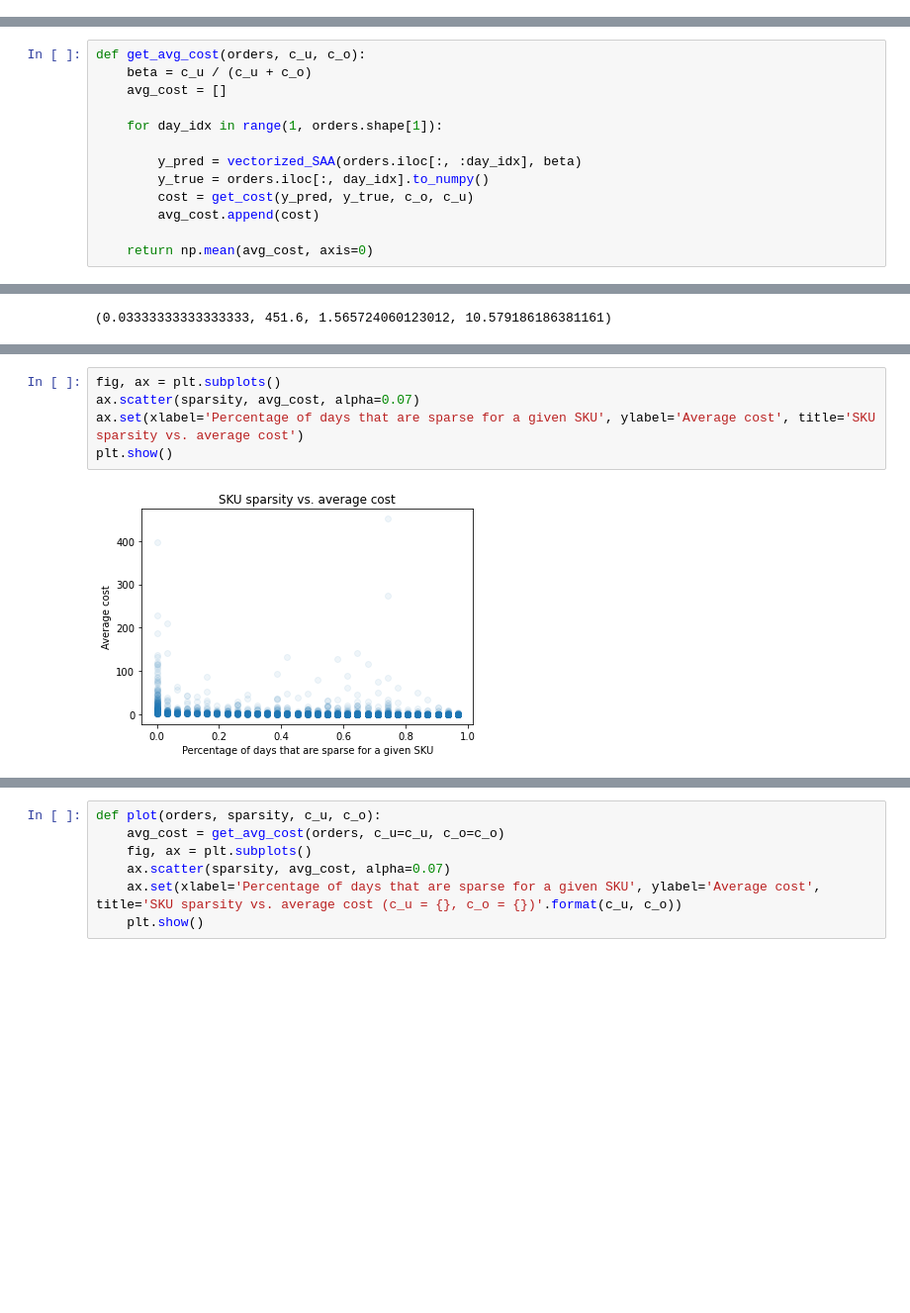
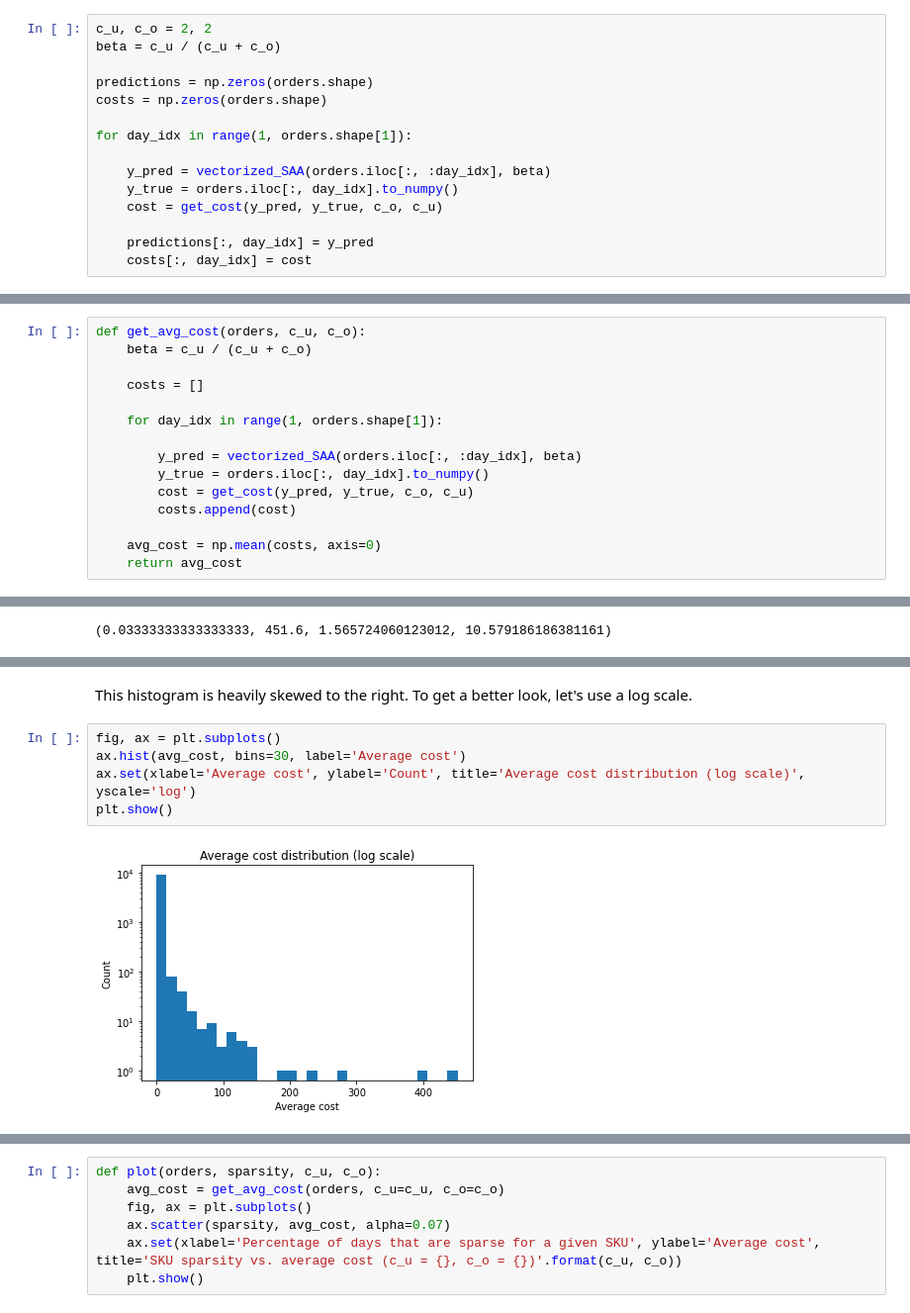
Before and after one commit to makotopowers/CSUREMM_NVP, a Jupyter notebook: sparsity.ipynb, the cells around one changed output, grey strips where cells are left out. Shown: that part at 99% size. Saved outputs shown, nothing was run; the diff lists cells and outputs as text; blank space fills up the shorter version.

```diff
--- a/sparsity.ipynb
+++ b/sparsity.ipynb
@@ -121,3 +124,18 @@ def vectorized_SAA(orders, beta):
 def get_cost(y_pred, y_true, c_o, c_u):
     """ y_pred = predicted demand for each day; y_true = actual demand for each day """
     return c_u * np.squeeze((y_true-y_pred)*[y_true > y_pred]) + c_o * np.squeeze((y_pred-y_true) * [y_pred > y_true])
+# %%
+c_u, c_o = 2, 2
+beta = c_u / (c_u + c_o)
+
+predictions = np.zeros(orders.shape)
+costs = np.zeros(orders.shape)
+
+for day_idx in range(1, orders.shape[1]):
+
+    y_pred = vectorized_SAA(orders.iloc[:, :day_idx], beta)
+    y_true = orders.iloc[:, day_idx].to_numpy()
+    cost = get_cost(y_pred, y_true, c_o, c_u)
+
+    predictions[:, day_idx] = y_pred
+    costs[:, day_idx] = cost
@@ -124,15 +165,17 @@ def get_cost(y_pred, y_true, c_o, c_u):
 # %%
 def get_avg_cost(orders, c_u, c_o):
     beta = c_u / (c_u + c_o)
-    avg_cost = []
+
+    costs = []
 
     for day_idx in range(1, orders.shape[1]):
 
         y_pred = vectorized_SAA(orders.iloc[:, :day_idx], beta)
         y_true = orders.iloc[:, day_idx].to_numpy()
         cost = get_cost(y_pred, y_true, c_o, c_u)
-        avg_cost.append(cost)
+        costs.append(cost)
 
-    return np.mean(avg_cost, axis=0)
+    avg_cost = np.mean(costs, axis=0)
+    return avg_cost
 # %%
 avg_cost = get_avg_cost(orders, c_u=1, c_o=1)
@@ -151,7 +194,9 @@ plt.show()
+# %% [markdown]
+This histogram is heavily skewed to the right. To get a better look, let's use a log scale.
 # %%
 fig, ax = plt.subplots()
-ax.scatter(sparsity, avg_cost, alpha=0.07)
-ax.set(xlabel='Percentage of days that are sparse for a given SKU', ylabel='Average cost', title='SKU sparsity vs. average cost')
+ax.hist(avg_cost, bins=30, label='Average cost')
+ax.set(xlabel='Average cost', ylabel='Count', title='Average cost distribution (log scale)', yscale='log')
 plt.show()
 # %% [output]
-[figure, old version]
+[figure, new version]
```
Also changed, not shown: parts of 17 cells of this notebook.
